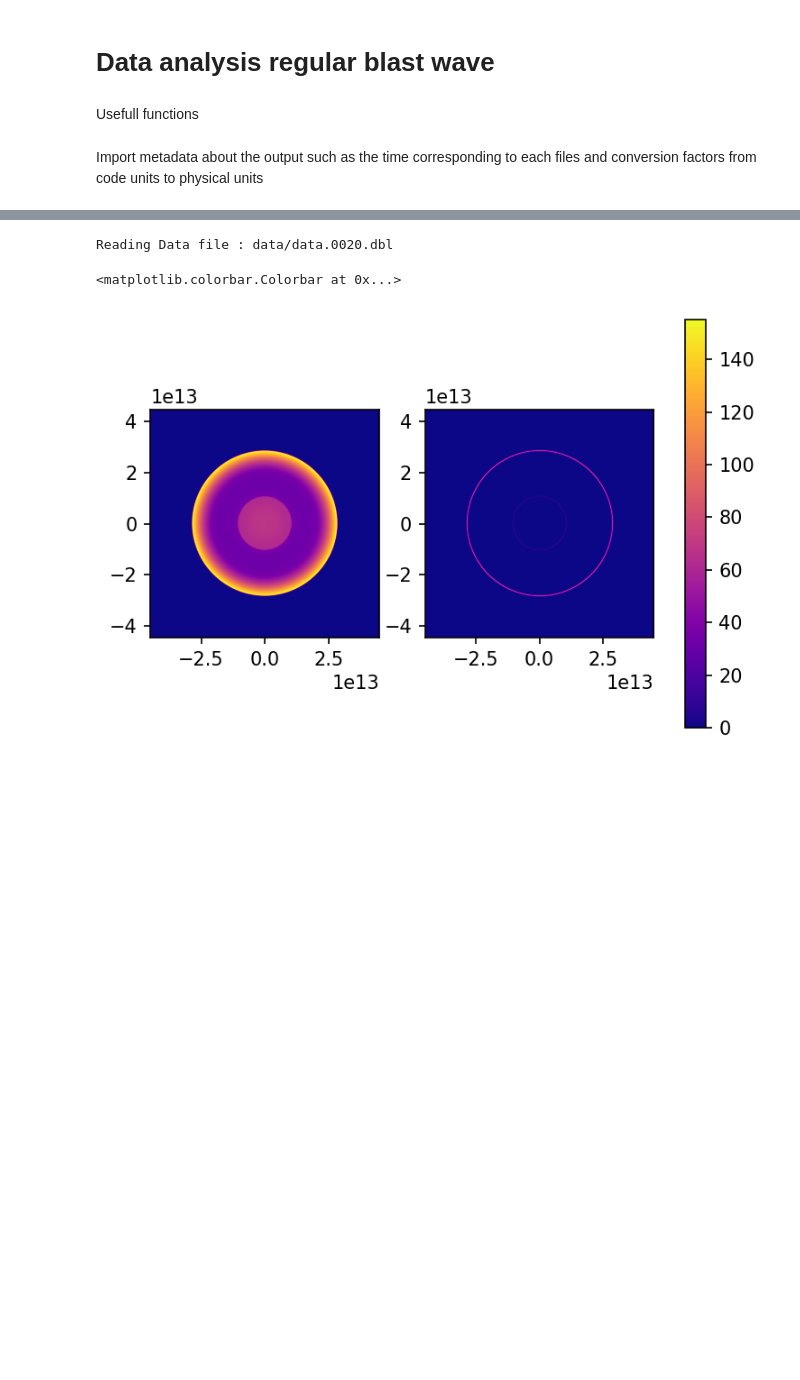
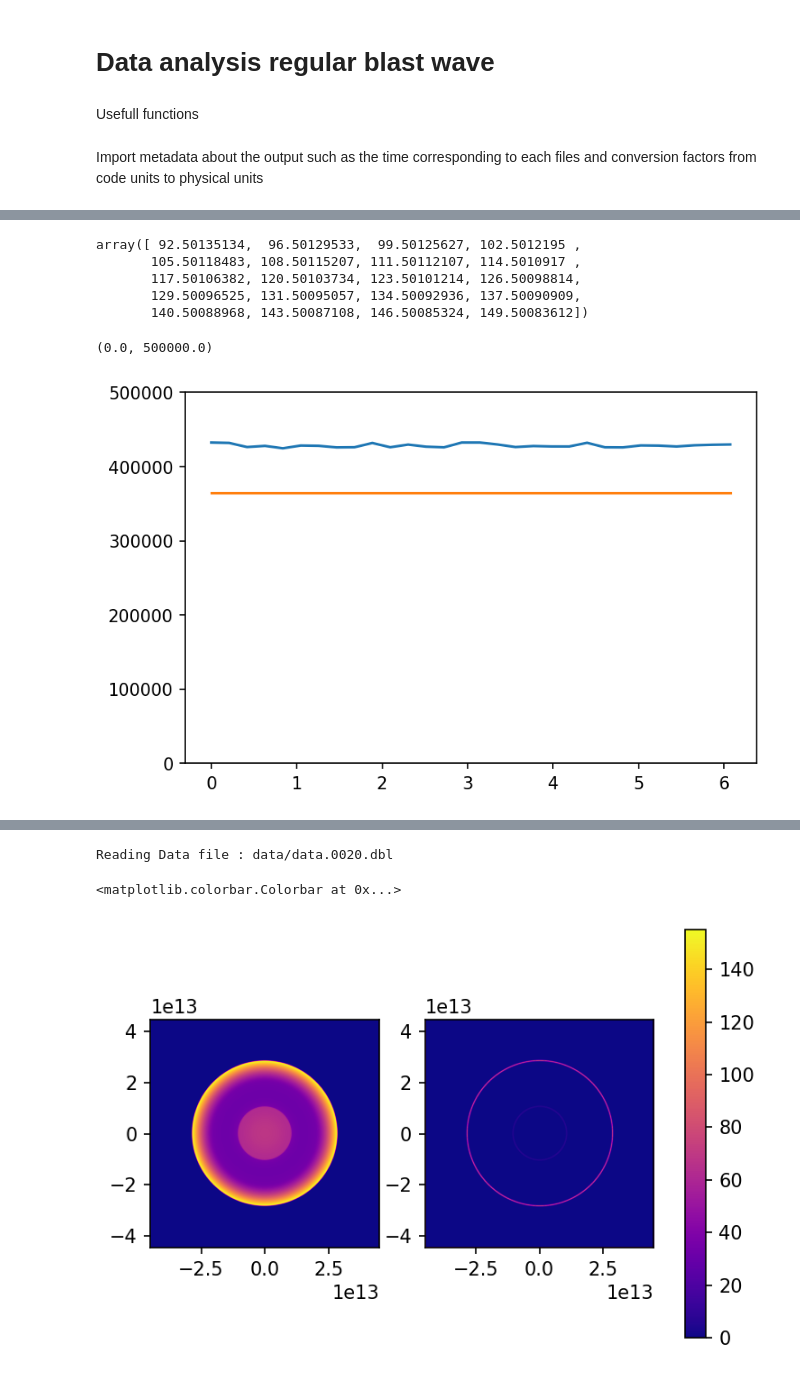
Before and after one commit to Cubedsheep/bachproef-wis-T2, a Jupyter notebook: HD_blastwave/HD-blast.ipynb, the cells around one changed output, grey strips where cells are left out. Saved outputs shown, nothing was run; the diff lists cells and outputs as text; code cells hidden in the pictures; blank space fills up the shorter version.

```diff
--- a/HD_blastwave/HD-blast.ipynb
+++ b/HD_blastwave/HD-blast.ipynb
@@ -84,0 +175,22 @@ N = len(file_data["t"])
+# %%
+# we look, starting from a large circle, for the first point that has a pressure larger then 1.05 times the background pressure
+# the points on the circle:
+THETA = np.linspace(0, 2*np.pi, 30, endpoint=False)
+circle = (X_POINTS-1)/2+np.array([[np.cos(theta), np.sin(theta)] for theta in THETA])*(X_POINTS/2-10)
+
+BACKGROUND_PRS = 8.0
+
+D = pp.pload(0, w_dir=DATA_DIR)
+coord_arr = []
+# loop over all directions
+for point in circle:
+    direction = (point-X_POINTS/2)/X_POINTS
+    val = 0
+    step = 0
+    # loop over all points in this direction until the center is reached, or a point
+    # with prs > 1.05*background is found
+    while step <= X_POINTS and val < 1.05*BACKGROUND_PRS:
+        coordinate = point - direction*step
+        val = D.prs[int(coordinate[0]), int(coordinate[1])]
+        step += 1
+    coord_arr.append([int(coordinate[0]), int(coordinate[1])])
@@ -84,0 +246,34 @@ N = len(file_data["t"])
+# %%
+dists = np.array(dist_arr)
+dists[:,0]
+# %% [output]
+array([ 92.50135134,  96.50129533,  99.50125627, 102.5012195 ,
+       105.50118483, 108.50115207, 111.50112107, 114.5010917 ,
+       117.50106382, 120.50103734, 123.50101214, 126.50098814,
+       129.50096525, 131.50095057, 134.50092936, 137.50090909,
+       140.50088968, 143.50087108, 146.50085324, 149.50083612])
+# %%
+def line(x, a, b):
+    return a*x+b
+
+params = []
+T = file_data["t"].values*UNIT_TIME
+T = T[:20]
+dists = np.array(dist_arr)
+
+for i in range(len(THETA)):
+    Y = dists[:,i]*(X_EXTENT[1]-X_EXTENT[0])/(X_POINTS-1)*UNIT_LENGTH
+    Y = Y[:20]
+
+    param, covar = curve_fit(line, T, Y, (1e6, 1e13))
+
+    params.append( param )
+# %%
+fig, ax = plt.subplots(1,1)
+
+ax.plot(THETA, np.array(params)[:,0])
+ax.plot(THETA, np.ones_like(THETA)*np.sqrt(8*5/3)*UNIT_VELOCITY)
+ax.set_ylim(0,5e5)
+# %% [output]
+(0.0, 500000.0)
+[figure, added]
```
Also changed, not shown: parts of 9 cells of this notebook, 54 other files.
